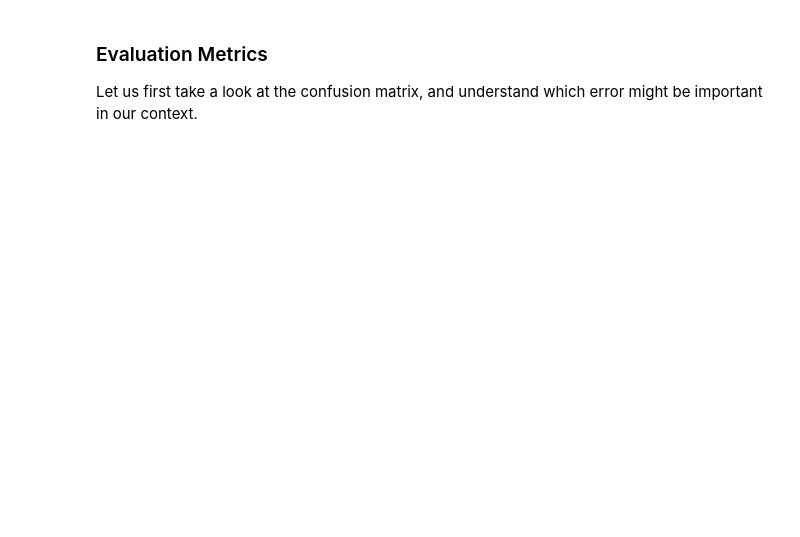
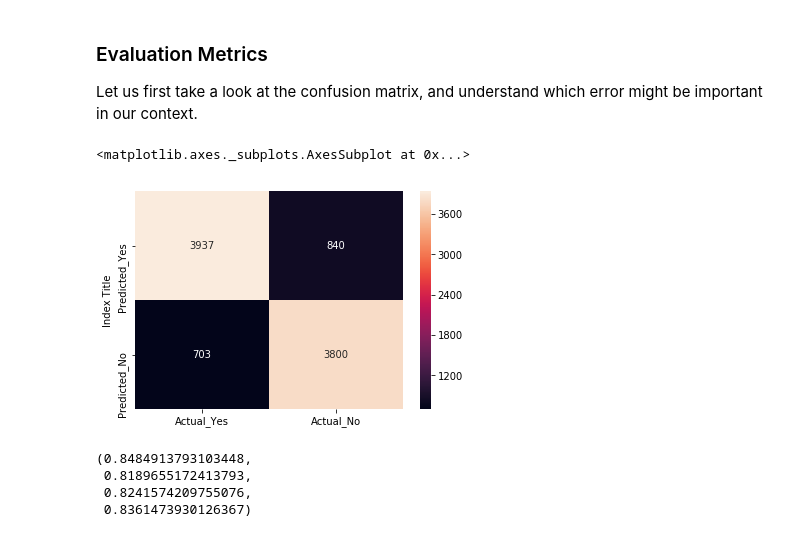
Before and after one commit to AdiVarma27/DirectMarketingPrediction, a Jupyter notebook: DirectMarketingPrediction.ipynb, the cells around one changed output. Saved outputs shown, nothing was run; the diff lists cells and outputs as text; code cells hidden in the pictures; blank space fills up the shorter version.

```diff
--- a/DirectMarketingPrediction.ipynb
+++ b/DirectMarketingPrediction.ipynb
@@ -677,6 +677,11 @@ y_pred_ridge = lr_ridge.predict(X_test)
 accuracy_score(y_test, y_pred_ridge)
 # %% [output]
 0.8446120689655172
+# %%
+# refit ridge for full dataset
+lr_ridge = RidgeClassifier()
+lr_ridge.fit(X, y)
+y_pred_ridges = lr_ridge.predict(X)
 # %% [markdown]
 Let us now tune for a range of 'alpha', and large values of alpha correspond to high regularization effect.
 # %%
@@ -729,7 +734,7 @@ alpha = a + b and l1_ratio = a / (a + b)
 # we select a wide range for both parameters and use gridsearch with cv=5
 
 param_grid = [
-  {'alpha': np.arange(0.01, 4, 0.5),
+  {'alpha': np.arange(0.01, 8, 0.5),
    'l1_ratio': np.arange(0.1, 1, 0.1)},
  ]
 # %%
@@ -754,6 +760,6 @@ We observe that best parameters are at l1_ratio = 0.5, meaning equal importance
 # %%
 from sklearn.linear_model import SGDClassifier
 
-sgd_clf = SGDClassifier(alpha=0.01, penalty='elasticnet')
+sgd_clf = SGDClassifier(alpha=0.01, penalty='elasticnet', loss='log')
 sgd_clf.fit(X_train, y_train)
 # %% [output]
@@ -768,3 +803,29 @@ accuracy_score(y, y_pred)
 ### Evaluation Metrics
 
 Let us first take a look at the confusion matrix, and understand which error might be important in our context.
+# %%
+from sklearn.metrics import confusion_matrix
+tn, fp, fn, tp = confusion_matrix(y, y_pred).ravel()
+
+# Confusion Matrix
+con_matrix = pd.DataFrame({'Index Title':['Predicted_Yes','Predicted_No']})
+con_matrix.index = con_matrix['Index Title']
+del con_matrix['Index Title']
+con_matrix['Actual_Yes'] = [tp, fn]
+con_matrix['Actual_No'] = [fp, tn]
+sns.heatmap(con_matrix, annot=True, fmt='g')
+# %% [output]
+<matplotlib.axes._subplots.AxesSubplot at 0x...>
+[figure, added]
+# %%
+sensitivity = tp/(tp+fn)
+specificity = tn/(tn+fp)
+precision = tp/(tp+fp)
+f1 = 2*sensitivity*precision/(sensitivity+precision)
+
+sensitivity, specificity, precision, f1
+# %% [output]
+(0.8484913793103448,
+ 0.8189655172413793,
+ 0.8241574209755076,
+ 0.8361473930126367)
```
Also changed, not shown: parts of 17 cells of this notebook.
